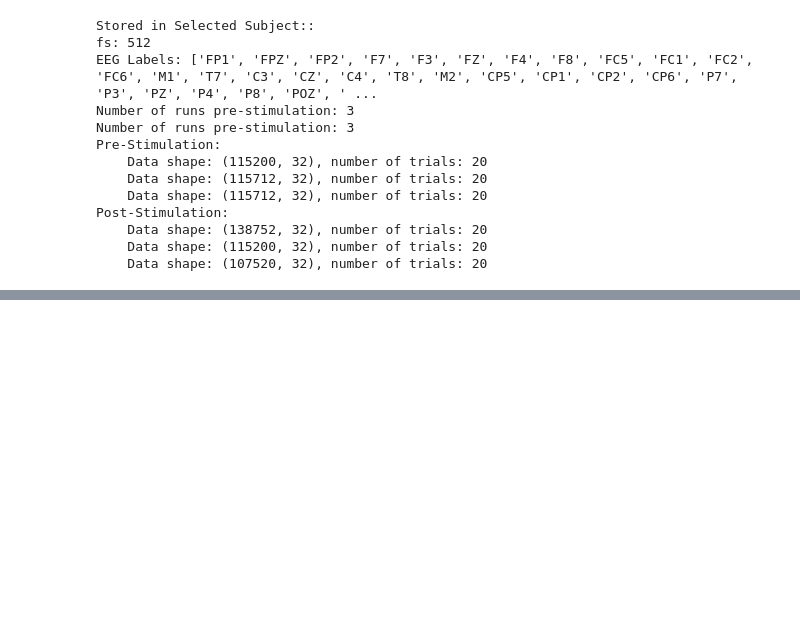
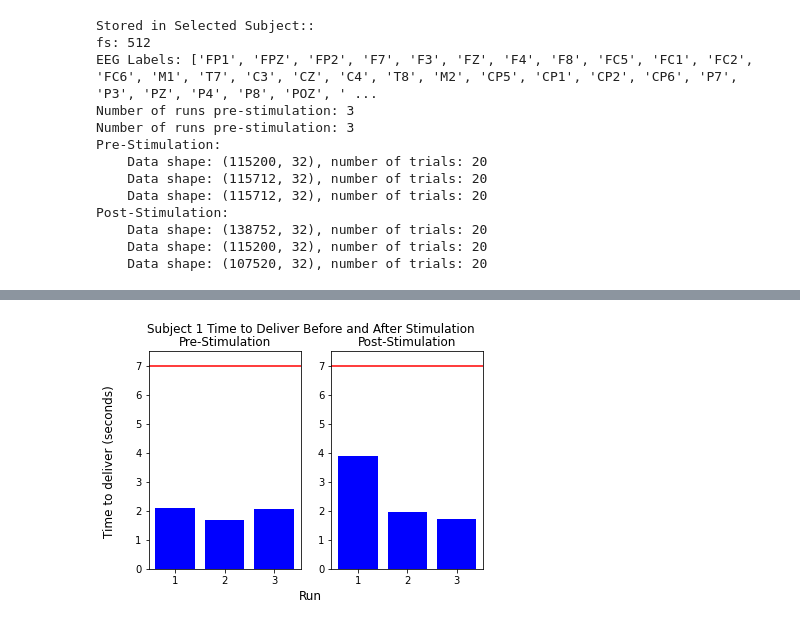
Before and after one commit to coreykarnei/Neural_Final_project, a Jupyter notebook: neural_final_notebook.ipynb, the cells around one changed output, grey strips where cells are left out. Saved outputs shown, nothing was run; the diff lists cells and outputs as text; code cells hidden in the pictures; blank space fills up the shorter version.

```diff
--- a/neural_final_notebook.ipynb
+++ b/neural_final_notebook.ipynb
@@ -297,0 +373,5 @@ Post-Stimulation:
+# %%
+d = Data(subjects)
+d.subject1.plot_average_successful_delivery_time()
+# %% [output]
+[figure, added]
```
Also changed, not shown: parts of 4 cells of this notebook.
